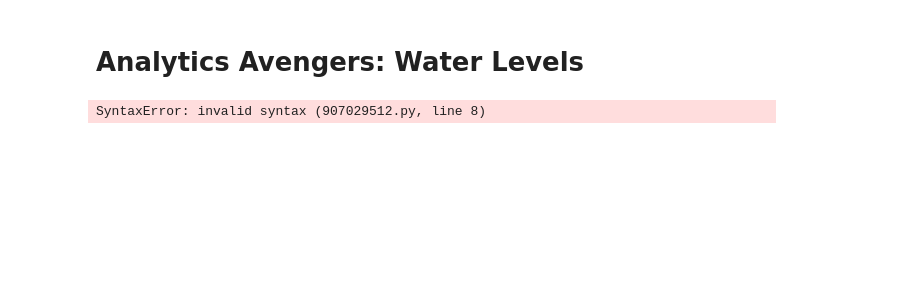
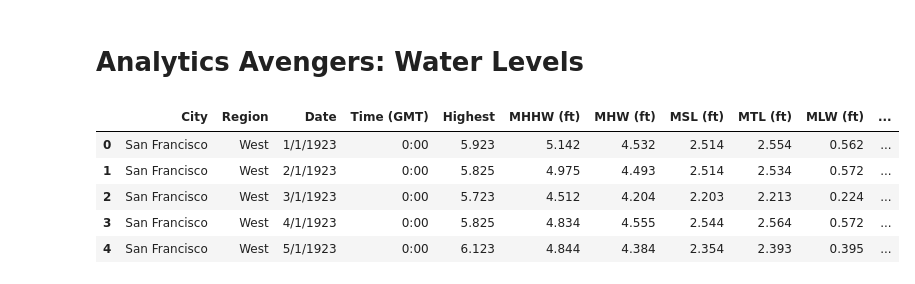
Before and after one commit to BethSequera/Machine_Learning-Project, a Jupyter notebook: Ronda Folder/Project_4_rjh.ipynb, the cells around one changed output. Drawn from its saved outputs; the diff is of its cells as text; code cells hidden in the pictures; blank space fills up the shorter version.

```diff
--- a/Ronda Folder/Project_4_rjh.ipynb
+++ b/Ronda Folder/Project_4_rjh.ipynb
@@ -3,32 +3,37 @@
 # %%
 # Dependencies and Setup
 import pandas as pd
 from pathlib import Path
 import matplotlib.pyplot as plt
 import numpy as np
 
 # File to Load
-San_Francisco_path = Path(.."Data/Analytics_Avengers-SF_CA_Sea_Levels.csv")
-San_Diego_path = Path(.."Data/Analytics_Avengers-San_Diego_CA_Sea_Levels.csv")
-Key_West_path = Path(.."Data/Analytics_Avengers-Key_West_FL_Sea_Level.csv")
-Honolulu_path = Path(.."Data/Analytics_Avengers-Honolulu_Hi_Sea_Levels.csv")
-Charleston_path = Path(.."Data/Analytics_Avengers-Charleston_SC_Sea_Level.csv")
-Boston_path = Path(.."Data/Analytics_Avengers-Boston_MA_Sea_Levels.csv")
-Seattle_path = Path(.."Data/Analytics_Avengers-Seattle_WA_Sea_Level.csv")
+San_Francisco_path = Path("Data/Analytics_Avengers-SF_CA_Sea_Levels.csv")
+San_Diego_path = Path("Data/Analytics_Avengers-San_Diego_CA_Sea_Levels.csv")
+Key_West_path = Path("Data/Analytics_Avengers-Key_West_FL_Sea_Level.csv")
+Honolulu_path = Path("Data/Analytics_Avengers-Honolulu_Hi_Sea_Levels.csv")
+Charleston_path = Path("Data/Analytics_Avengers-Charleston_SC_Sea_Level.csv")
+Boston_path = Path("Data/Analytics_Avengers-Boston_MA_Sea_Levels.csv")
+Seattle_path = Path("Data/Analytics_Avengers-Seattle_WA_Sea_Level.csv")
 
 # Read Data Files and store them into Pandas DataFrames
 San_Francisco = pd.read_csv(San_Francisco_path)
 San_Diego = pd.read_csv(San_Diego_path)
 Key_West = pd.read_csv(Key_West_path)
 Honolulu = pd.read_csv(Honolulu_path)
 Charleston = pd.read_csv(Charleston_path)
 Boston = pd.read_csv(Boston_path)
 Seattle = pd.read_csv(Seattle_path)
 
 # Display the first few rows of the San Francisco DataFrame
 San_Francisco.head()
 # %% [output]
-SyntaxError: invalid syntax (907029512.py, line 8)
+|  | City | Region | Date | Time (GMT) | Highest | MHHW (ft) | MHW (ft) | MSL (ft) | MTL (ft) | MLW (ft) | ... |
+| 0 | San Francisco | West | 1/1/1923 | 0:00 | 5.923 | 5.142 | 4.532 | 2.514 | 2.554 | 0.562 | ... |
+| 1 | San Francisco | West | 2/1/1923 | 0:00 | 5.825 | 4.975 | 4.493 | 2.514 | 2.534 | 0.572 | ... |
+| 2 | San Francisco | West | 3/1/1923 | 0:00 | 5.723 | 4.512 | 4.204 | 2.203 | 2.213 | 0.224 | ... |
+| 3 | San Francisco | West | 4/1/1923 | 0:00 | 5.825 | 4.834 | 4.555 | 2.544 | 2.564 | 0.572 | ... |
+| 4 | San Francisco | West | 5/1/1923 | 0:00 | 6.123 | 4.844 | 4.384 | 2.354 | 2.393 | 0.395 | ... |
 # %%
 San_Diego.head()
 # %%
```
Also changed, not shown: parts of 15 cells of this notebook.
